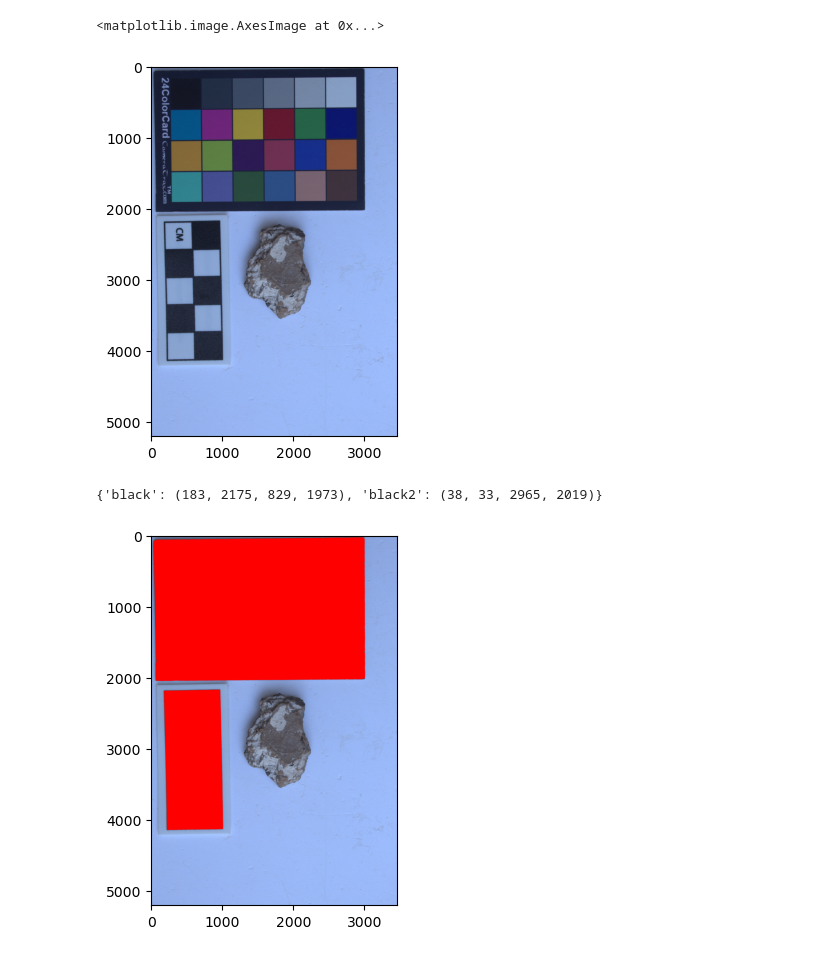
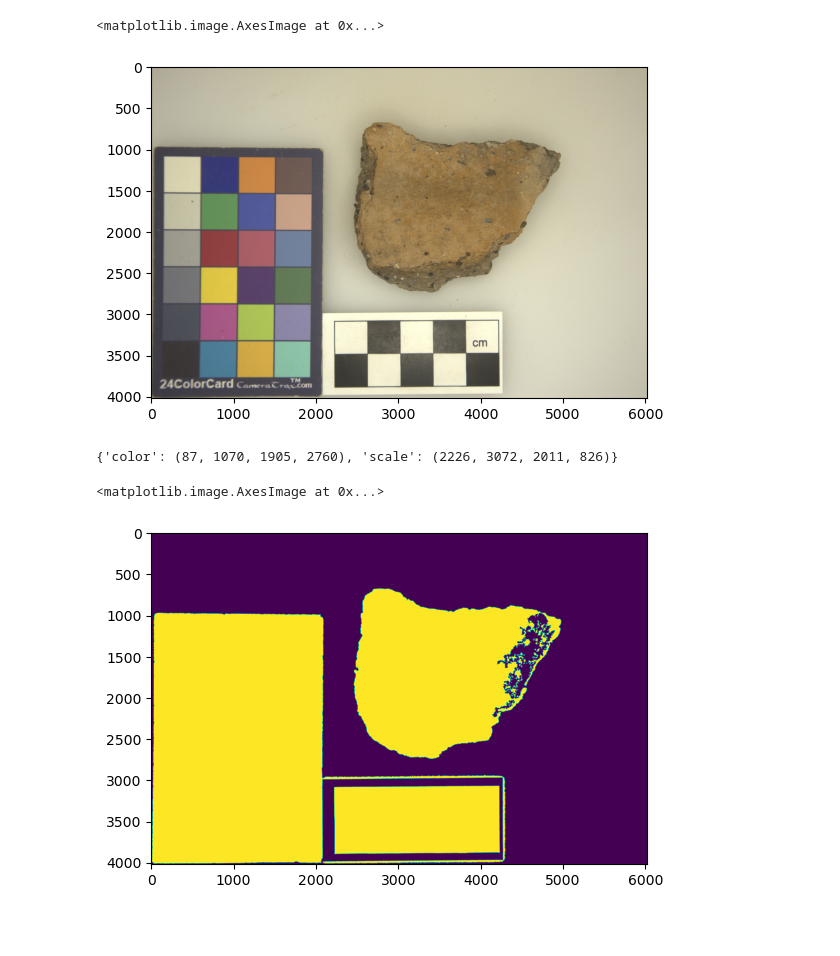
Before and after one commit to FYP-2024-CV-in-Archeology/CV-in-Archeology, a Jupyter notebook: test.ipynb, the cells around one changed output. Cells and saved outputs as stored; diff of their text form; code cells hidden in the pictures; blank space fills up the shorter version.

Commit message:
changed color card detection machenism

```diff
--- a/test.ipynb
+++ b/test.ipynb
@@ -7,13 +7,14 @@ import cv2 as cv
 import numpy as np
 from color_correction import percentile_whitebalance
 # %%
-img = rawpy.imread(r'd:\ararat\data\files\N\38\478130\4419430\1\finds\individual\80\photos\2.CR2')
+img = rawpy.imread(r'D:\ararat\data\files\N\38\478020\4419550\135\finds\individual\9\photos\1.CR3')
 assert img is not None, "file could not be read, check with os.path.exists()"
 img = img.postprocess()
+# img = percentile_whitebalance(img, 97.5)
 plt.imshow(img)
 # %% [output]
 <matplotlib.image.AxesImage at 0x...>
-[figure, old version]
+[figure, new version]
 # %%
 lower_blue = np.array([135, 65, 35])
 upper_blue = np.array([165, 255, 255])
@@ -152,23 +163,31 @@ def getColorPos(img, color):
 # %%
 detector = cv.mcc.CCheckerDetector_create()
-is24Checker = utils.detect24Checker(cv.cvtColor(img, cv.COLOR_RGB2BGR), detector)  # must be bgr
+is24 = utils.detect24Checker(cv.cvtColor(img, cv.COLOR_RGB2BGR), detector)  # must be bgr
 
 blur = cv.GaussianBlur(img,(5,5),0)
 img_g = cv.cvtColor(blur, cv.COLOR_BGR2GRAY)
 # thresholding
-thresh = cropping.Thresholding(img_g, True)
+thresh = utils.Thresholding(img_g, is24, 101)
 
 # find contours
 cnts, _ = cv.findContours(
 thresh, cv.RETR_EXTERNAL, cv.CHAIN_APPROX_SIMPLE)
-# print(getCardsBlackPos(img.copy(), is24Checker))
+# print(getCardsPos24(detector, cnts, thresh.shape))
+# plt.imshow(thresh)
 # getCardGreenPos(img.copy())
 # get the sherd contour
-sherdCnt, patchPos = cropping.getSherdCnt(img, cnts, is24Checker)
+
+
+if is24:
+    sherdCnt, patchPos = cropping.getSherdCnt24(img_g, cnts, detector)
+else:
+    sherdCnt, patchPos = cropping.getSherdCnt4(img, cnts)
 print(patchPos)
 img_cnt = img.copy()
+
 cv.drawContours(img_cnt, sherdCnt, -1, (0, 255, 0), 30)
-plt.imshow(img_cnt)
+plt.imshow(thresh)
 # %% [output]
-{'black': (183, 2175, 829, 1973), 'black2': (38, 33, 2965, 2019)}
+{'color': (87, 1070, 1905, 2760), 'scale': (2226, 3072, 2011, 826)}
+<matplotlib.image.AxesImage at 0x...>
-[figure, old version]
+[figure, new version]
```
Also changed, not shown: parts of 4 cells of this notebook, 3 other files.
